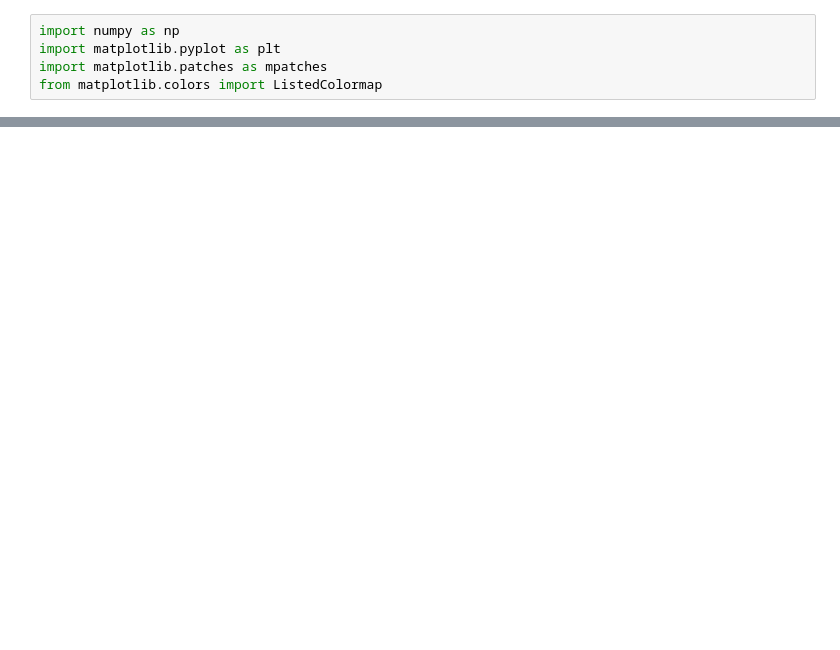
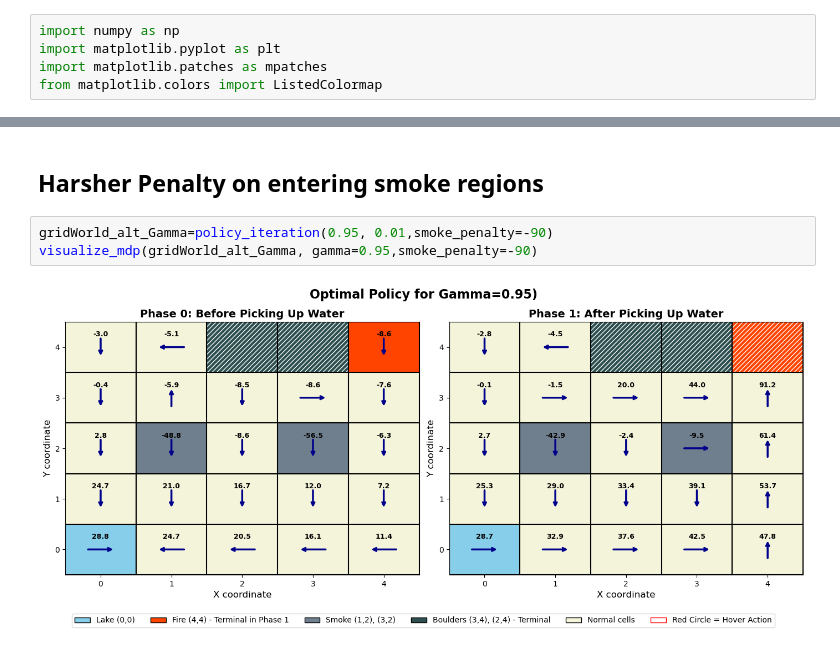
Before and after one commit to polka-rat/RL-Assignments, a Jupyter notebook: PA1/q1/gridworld.ipynb, the cells around one changed output, grey strips where cells are left out. Cells and saved outputs as stored; diff of their text form; blank space fills up the shorter version.

```diff
--- a/PA1/q1/gridworld.ipynb
+++ b/PA1/q1/gridworld.ipynb
@@ -313,0 +313,7 @@ visualize_mdp(gridWorld_alt_Gamma, gamma=0.3)
+# %% [markdown]
+## Harsher Penalty on entering smoke regions
+# %%
+gridWorld_alt_Gamma=policy_iteration(0.95, 0.01,smoke_penalty=-90)
+visualize_mdp(gridWorld_alt_Gamma, gamma=0.95,smoke_penalty=-90)
+# %% [output]
+[figure, added]
```
Also changed, not shown: parts of 15 cells of this notebook, 2 other files.
